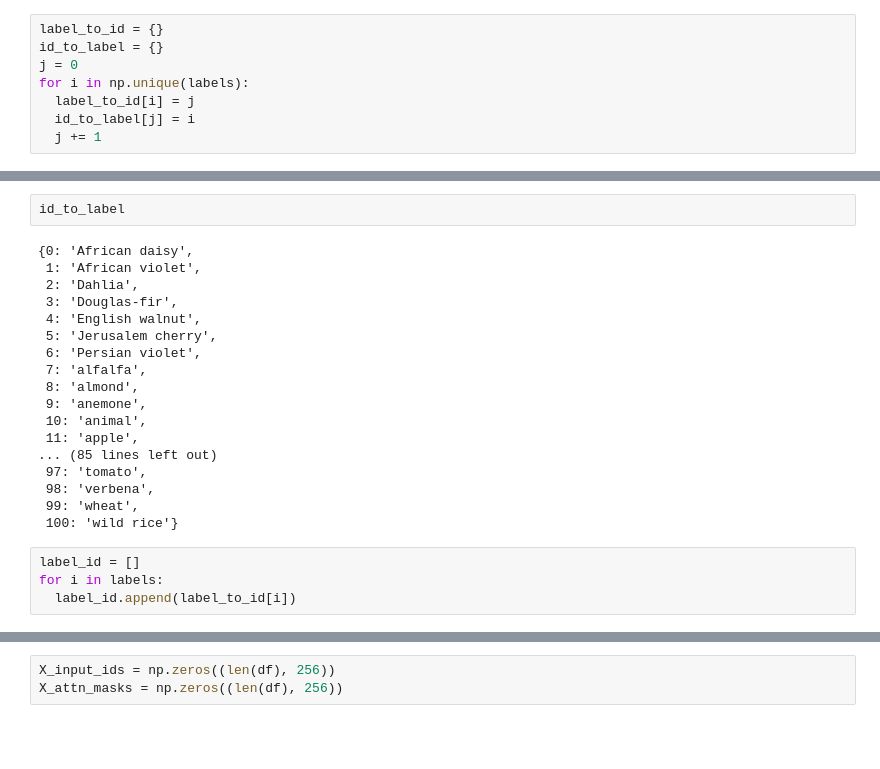
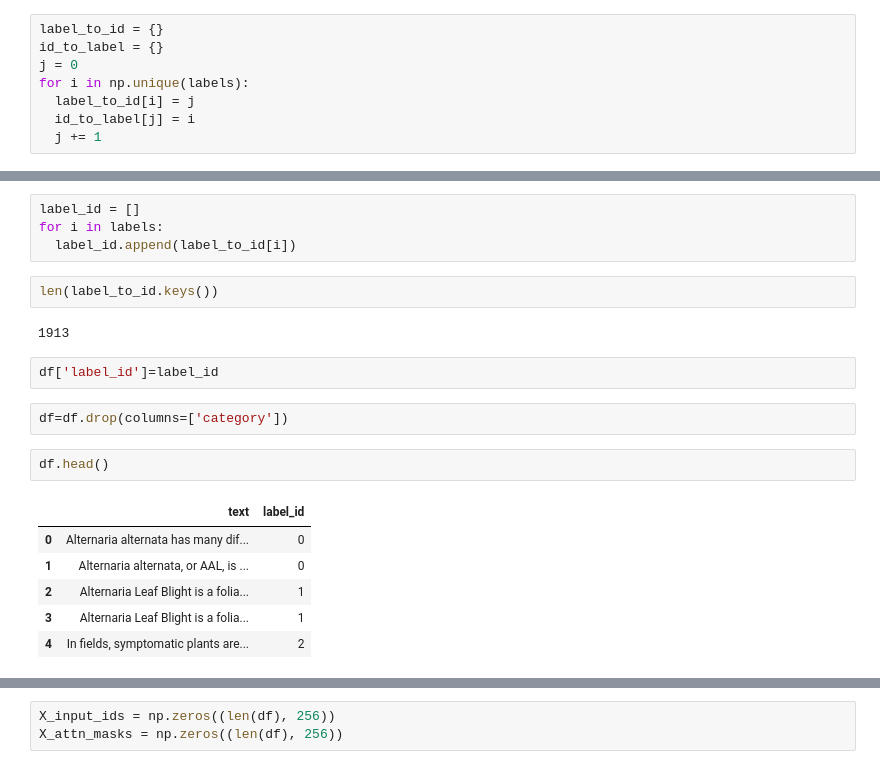
Before and after one commit to Milind21/AdvNLP, a Jupyter notebook: NLP_FP.ipynb, the cells around one changed output, grey strips where cells are left out. Saved outputs shown, nothing was run; the diff lists cells and outputs as text; blank space fills up the shorter version.

```diff
--- a/NLP_FP.ipynb
+++ b/NLP_FP.ipynb
@@ -276,24 +71,21 @@ label_to_id
-# %%
-id_to_label
-# %% [output]
-{0: 'African daisy',
- 1: 'African violet',
- 2: 'Dahlia',
- 3: 'Douglas-fir',
- 4: 'English walnut',
- 5: 'Jerusalem cherry',
- 6: 'Persian violet',
- 7: 'alfalfa',
- 8: 'almond',
- 9: 'anemone',
- 10: 'animal',
- 11: 'apple',
-... (85 lines left out)
- 97: 'tomato',
- 98: 'verbena',
- 99: 'wheat',
- 100: 'wild rice'}
 # %%
 label_id = []
 for i in labels:
   label_id.append(label_to_id[i])
+# %%
+len(label_to_id.keys())
+# %% [output]
+1913
+# %%
+df['label_id']=label_id
+# %%
+df=df.drop(columns=['category'])
+# %%
+df.head()
+# %% [output]
+|  | text | label_id |
+| 0 | Alternaria alternata has many dif... | 0 |
+| 1 | Alternaria alternata, or AAL, is ... | 0 |
+| 2 | Alternaria Leaf Blight is a folia... | 1 |
+| 3 | Alternaria Leaf Blight is a folia... | 1 |
+| 4 | In fields, symptomatic plants are... | 2 |
```
Also changed, not shown: parts of 22 cells of this notebook, 1 other file.
